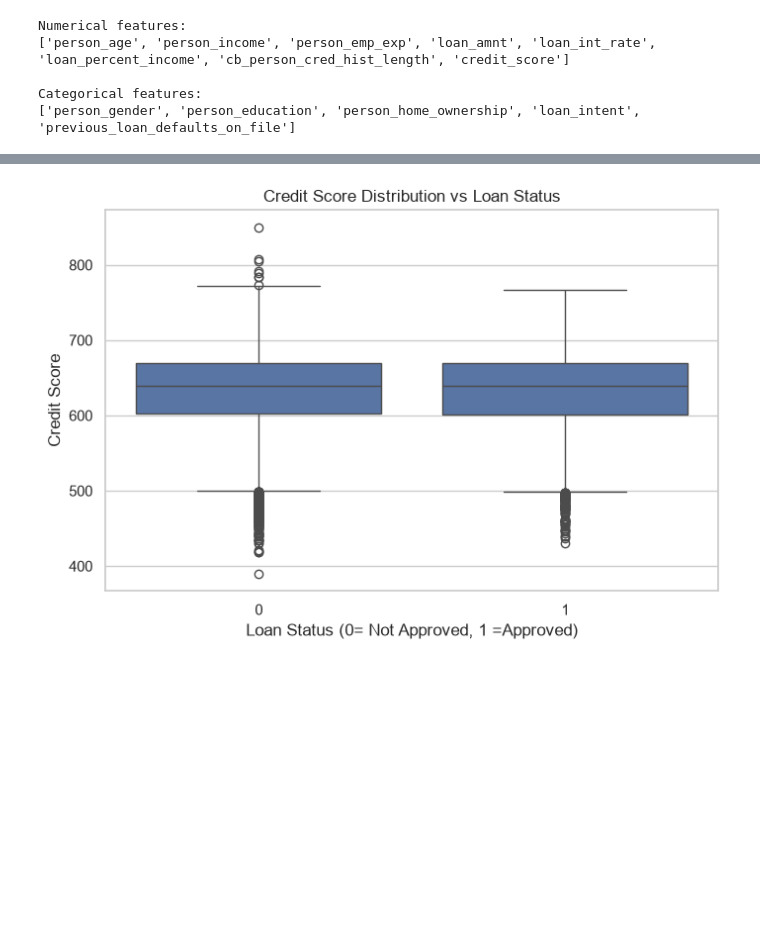
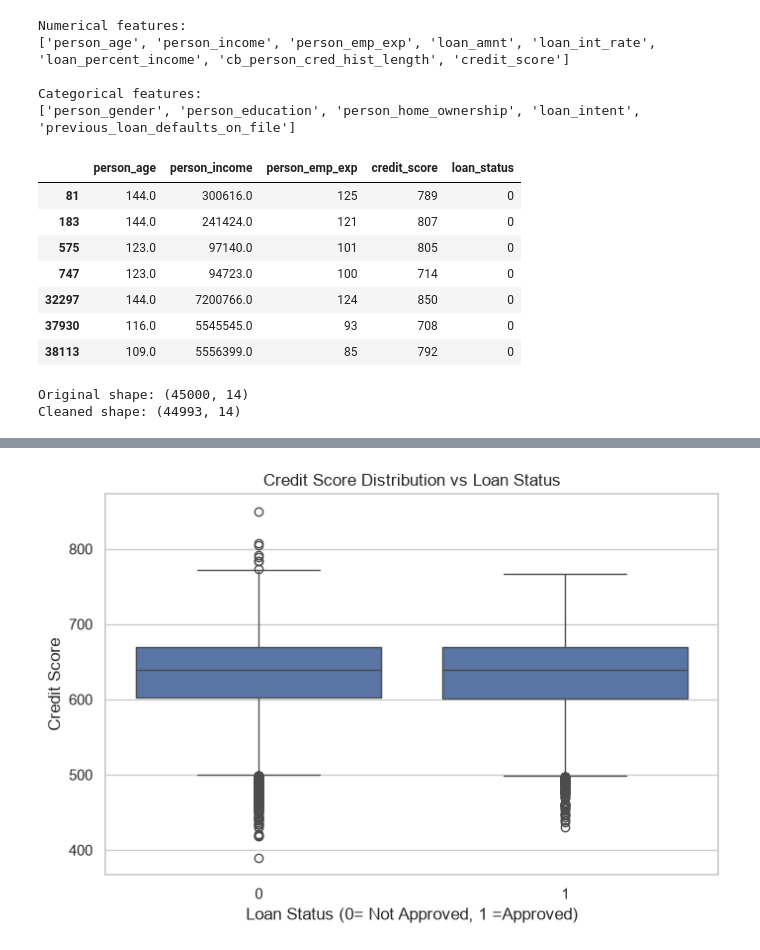
Before and after one commit to sreyasaju/loanApprove_ML, a Jupyter notebook: notebooks/loan_approval.ipynb, the cells around one changed output, grey strips where cells are left out. Saved outputs shown, nothing was run; the diff lists cells and outputs as text; code cells hidden in the pictures; blank space fills up the shorter version.

```diff
--- a/notebooks/loan_approval.ipynb
+++ b/notebooks/loan_approval.ipynb
@@ -137,3 +136,27 @@ Numerical features:
 
 Categorical features:
 ['person_gender', 'person_education', 'person_home_ownership', 'loan_intent', 'previous_loan_defaults_on_file']
+# %%
+# check for unrealistic ages as in dataset desc
+
+df[df['person_age'] > 100][
+    ['person_age', 'person_income', 'person_emp_exp', 'credit_score', 'loan_status']
+]
+# %% [output]
+|  | person_age | person_income | person_emp_exp | credit_score | loan_status |
+| 81 | 144.0 | 300616.0 | 125 | 789 | 0 |
+| 183 | 144.0 | 241424.0 | 121 | 807 | 0 |
+| 575 | 123.0 | 97140.0 | 101 | 805 | 0 |
+| 747 | 123.0 | 94723.0 | 100 | 714 | 0 |
+| 32297 | 144.0 | 7200766.0 | 124 | 850 | 0 |
+| 37930 | 116.0 | 5545545.0 | 93 | 708 | 0 |
+| 38113 | 109.0 | 5556399.0 | 85 | 792 | 0 |
+# %%
+# remove clearly unrealistic age values
+df_clean = df[df['person_age'] <=100].copy()
+
+print("Original shape:", df.shape)
+print("Cleaned shape:", df_clean.shape)
+# %% [output]
+Original shape: (45000, 14)
+Cleaned shape: (44993, 14)
```
Also changed, not shown: parts of 3 cells of this notebook.
